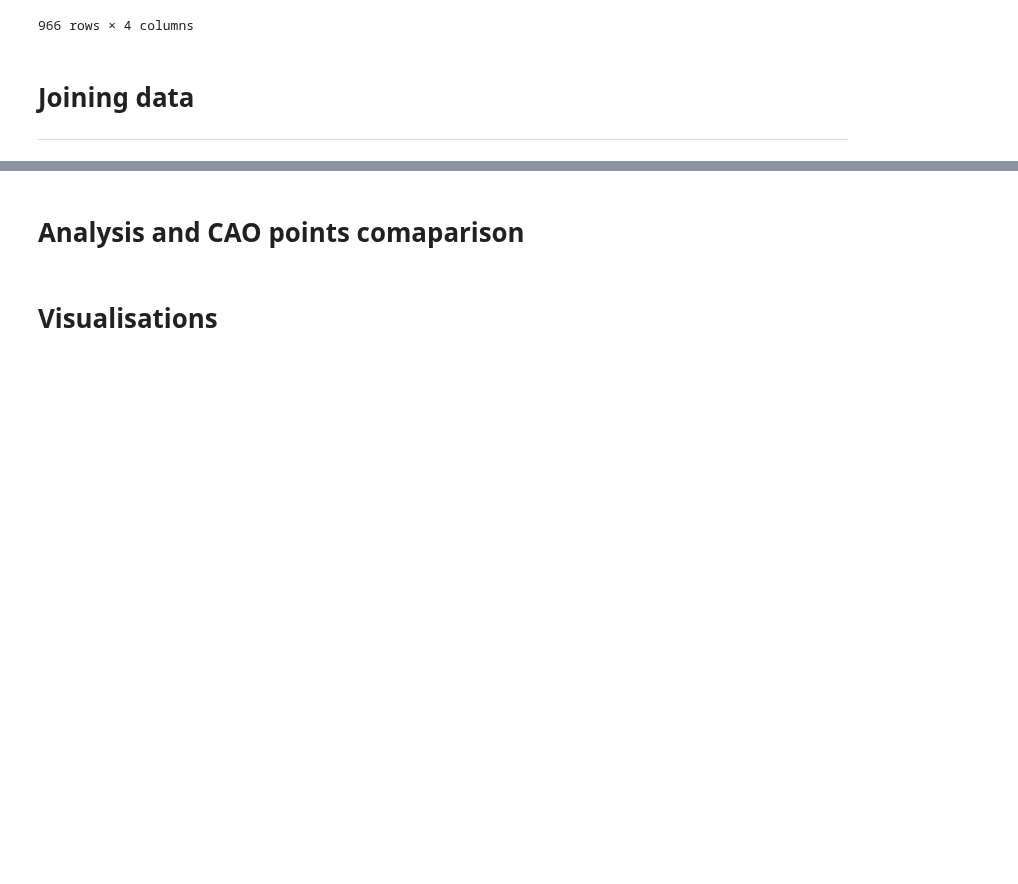
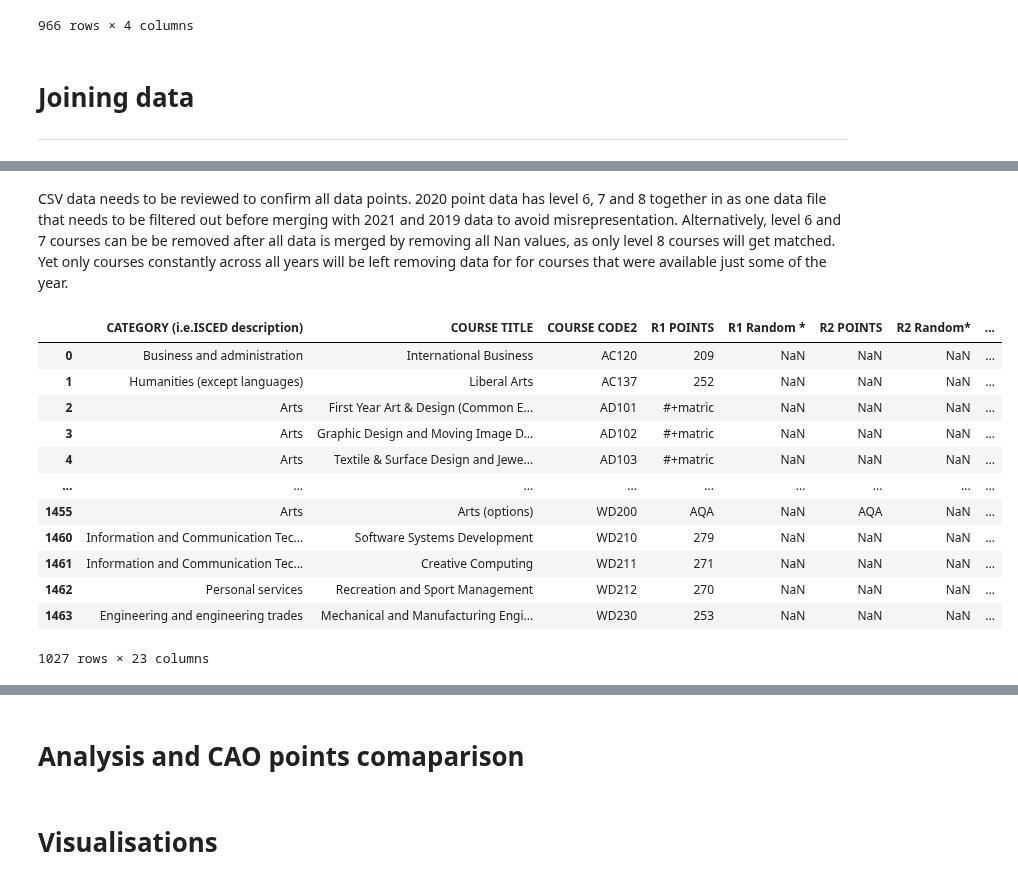
Before and after one commit to Mantvydas-data/FundamentalsofDataAnalysis, a Jupyter notebook: cao.ipynb, the cells around one changed output, grey strips where cells are left out. Drawn from its saved outputs; the diff is of its cells as text; code cells hidden in the pictures; blank space fills up the shorter version.

Commit message:
Subsetting level 8 courses in 2020 data

```diff
--- a/cao.ipynb
+++ b/cao.ipynb
@@ -275,0 +296,20 @@ fulltable.to_csv(path2019)
+# %% [markdown]
+CSV data needs to be reviewed to confirm all data points. 2020 point data has level 6, 7 and 8 together in as one data file that needs to be filtered out before merging with 2021 and 2019 data to avoid misrepresentation. Alternatively, level 6 and 7 courses can be be removed after all data is merged by removing all Nan values, as only level 8 courses will get matched. Yet only courses constantly across all years will be left removing data for for courses that were available just some of the year.
+# %%
+# Selecting only level 8 courses from 2020 data
+lvl8df2020 = df2020[df2020['LEVEL'] == 8]
+lvl8df2020
+# %% [output]
+|  | CATEGORY (i.e.ISCED description) | COURSE TITLE | COURSE CODE2 | R1 POINTS | R1 Random * | R2 POINTS | R2 Random* | ... |
+| 0 | Business and administration | International Business | AC120 | 209 | NaN | NaN | NaN | ... |
+| 1 | Humanities (except languages) | Liberal Arts | AC137 | 252 | NaN | NaN | NaN | ... |
+| 2 | Arts | First Year Art & Design (Common E... | AD101 | #+matric | NaN | NaN | NaN | ... |
+| 3 | Arts | Graphic Design and Moving Image D... | AD102 | #+matric | NaN | NaN | NaN | ... |
+| 4 | Arts | Textile & Surface Design and Jewe... | AD103 | #+matric | NaN | NaN | NaN | ... |
+| ... | ... | ... | ... | ... | ... | ... | ... | ... |
+| 1455 | Arts | Arts (options) | WD200 | AQA | NaN | AQA | NaN | ... |
+| 1460 | Information and Communication Tec... | Software Systems Development | WD210 | 279 | NaN | NaN | NaN | ... |
+| 1461 | Information and Communication Tec... | Creative Computing | WD211 | 271 | NaN | NaN | NaN | ... |
+| 1462 | Personal services | Recreation and Sport Management | WD212 | 270 | NaN | NaN | NaN | ... |
+| 1463 | Engineering and engineering trades | Mechanical and Manufacturing Engi... | WD230 | 253 | NaN | NaN | NaN | ... |
+1027 rows × 23 columns
```
Also changed, not shown: parts of 10 cells of this notebook, 8 other files.
